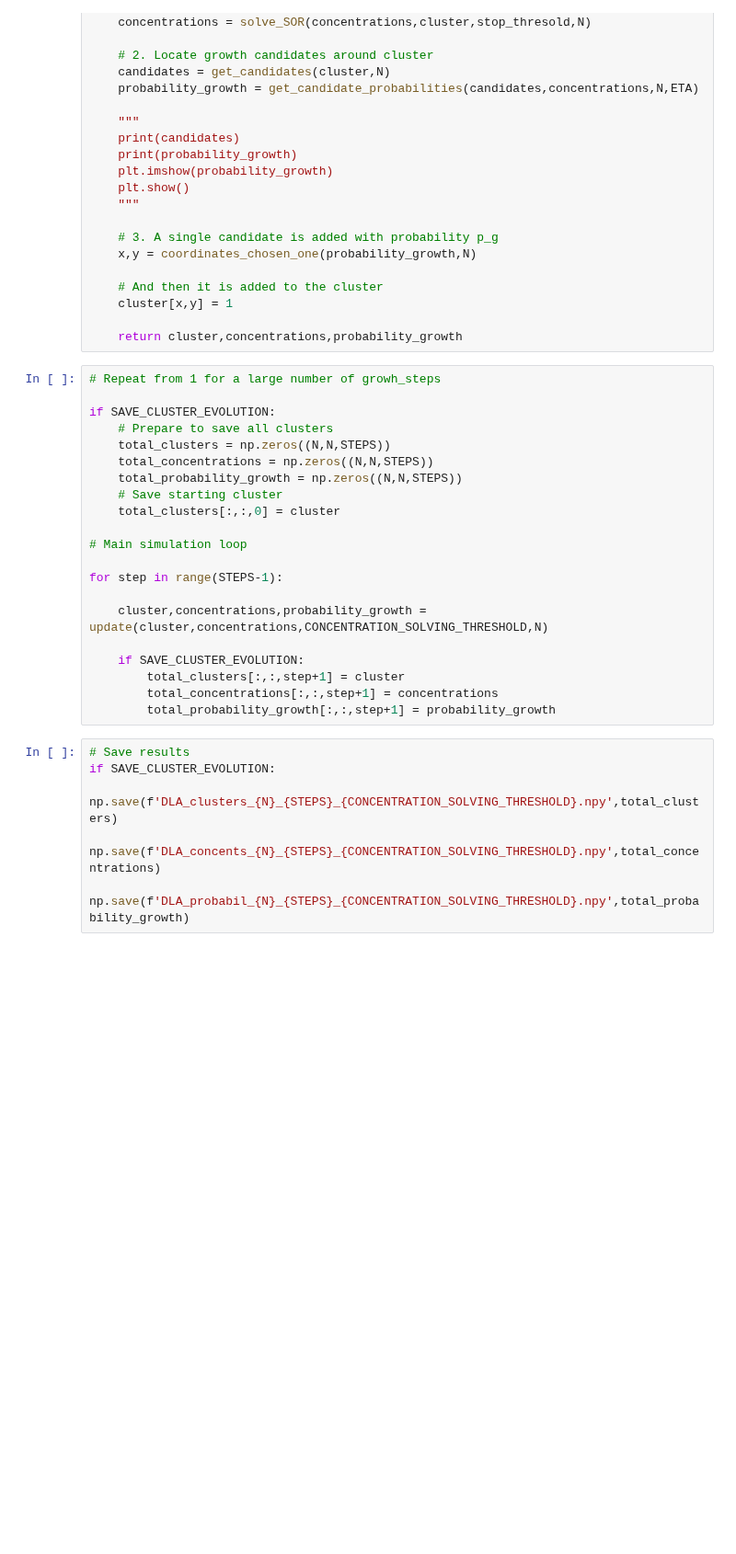
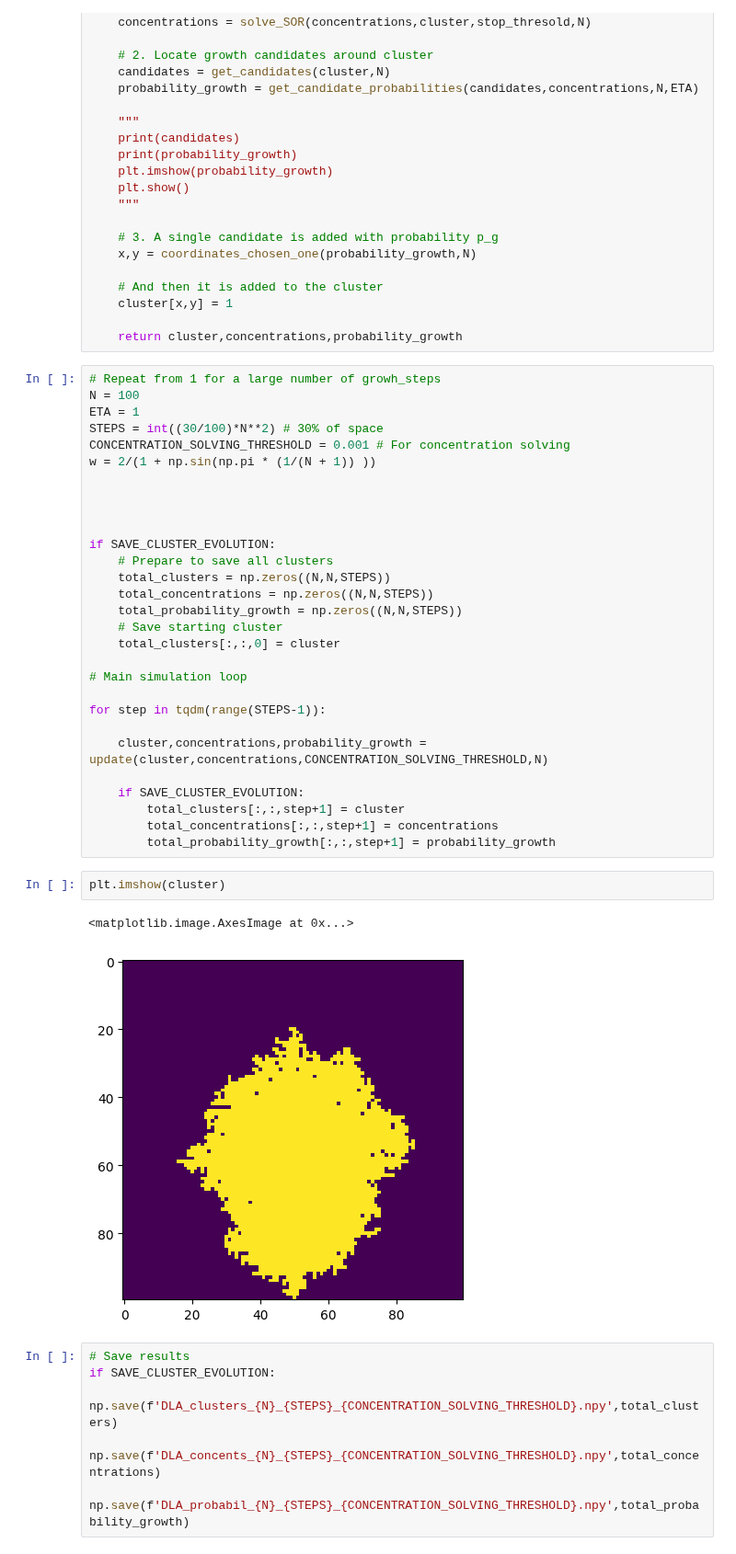
Before and after one commit to NitaiNijholt/ScientificComputing, a Jupyter notebook: assignment2_Pablo.ipynb, the cells around one changed output. Shown at 92% size. Drawn from its saved outputs; the diff is of its cells as text; blank space fills up the shorter version.

```diff
--- a/assignment2_Pablo.ipynb
+++ b/assignment2_Pablo.ipynb
@@ -209,6 +211,14 @@ def update(cluster,concentrations,stop_thresold,N):
     return cluster,concentrations,probability_growth
 # %%
 # Repeat from 1 for a large number of growh_steps
+N = 100
+ETA = 1
+STEPS = int((30/100)*N**2) # 30% of space
+CONCENTRATION_SOLVING_THRESHOLD = 0.001 # For concentration solving
+w = 2/(1 + np.sin(np.pi * (1/(N + 1)) ))
+
+
+
 
 if SAVE_CLUSTER_EVOLUTION:
     # Prepare to save all clusters
@@ -220,7 +230,7 @@ if SAVE_CLUSTER_EVOLUTION:
 
 # Main simulation loop
 
-for step in range(STEPS-1):
+for step in tqdm(range(STEPS-1)):
 
     cluster,concentrations,probability_growth = update(cluster,concentrations,CONCENTRATION_SOLVING_THRESHOLD,N)
 
@@ -228,6 +238,11 @@ for step in range(STEPS-1):
         total_clusters[:,:,step+1] = cluster
         total_concentrations[:,:,step+1] = concentrations
         total_probability_growth[:,:,step+1] = probability_growth
+# %%
+plt.imshow(cluster)
+# %% [output]
+<matplotlib.image.AxesImage at 0x...>
+[figure, added]
 # %%
 # Save results
 if SAVE_CLUSTER_EVOLUTION:
```
Also changed, not shown: parts of 4 cells of this notebook.
